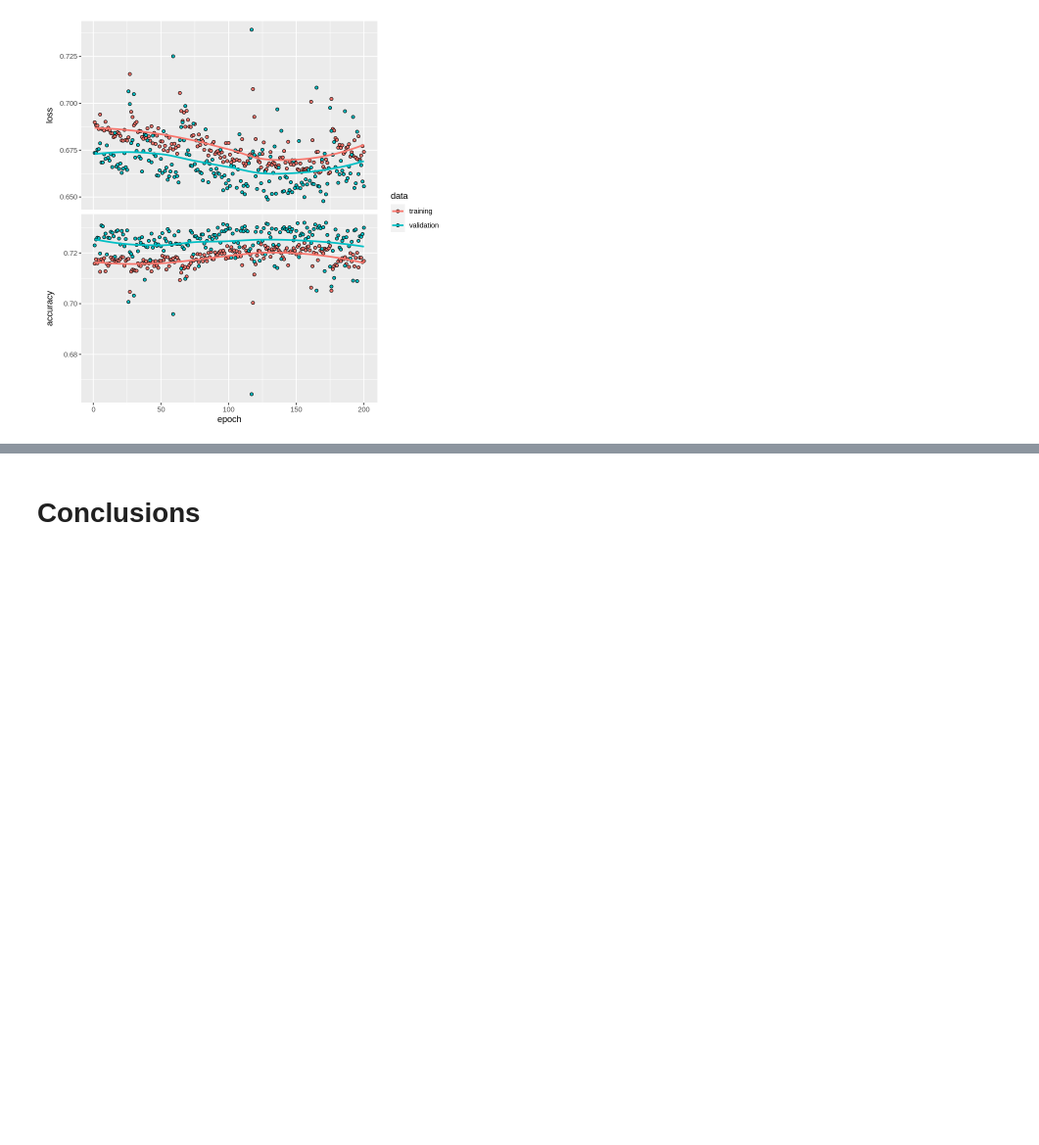
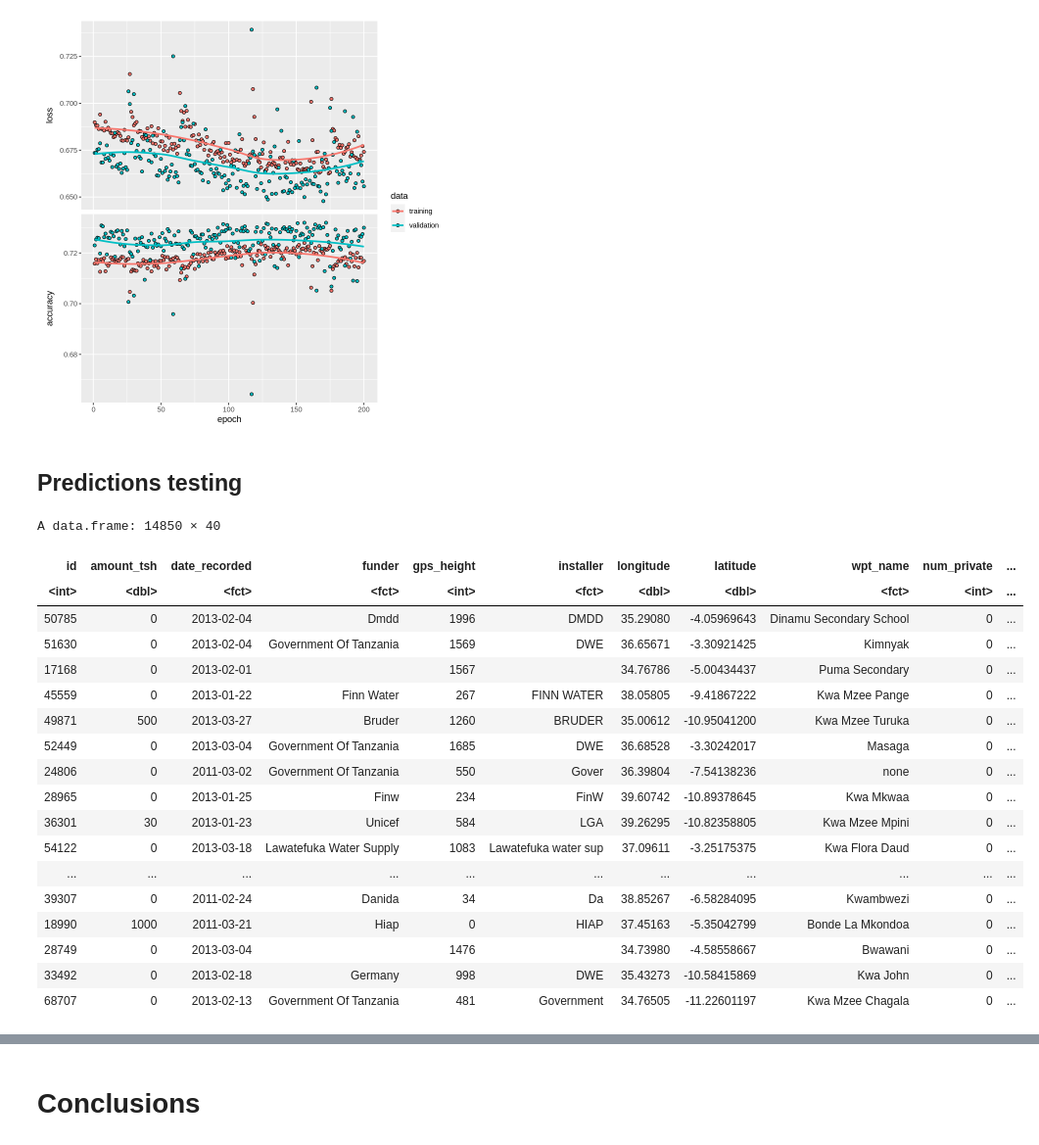
Before and after one commit to aguzga/STAT_FOUND, a Jupyter notebook: ReportTemplate.ipynb, the cells around one changed output, grey strips where cells are left out. Shown at 98% size. Drawn from its saved outputs; the diff is of its cells as text; code cells hidden in the pictures; blank space fills up the shorter version.

```diff
--- a/ReportTemplate.ipynb
+++ b/ReportTemplate.ipynb
@@ -1412,3 +1301,27 @@ plot(history)
 # %% [output]
 `geom_smooth()` using formula 'y ~ x'
 [figure]
+# %% [markdown]
+## Predictions testing
+# %%
+testing_df = read.csv("test_data.csv", stringsAsFactors=T, header = TRUE, strip.white = TRUE, sep = ",")
+# %% [output]
+A data.frame: 14850 × 40
+| id | amount_tsh | date_recorded | funder | gps_height | installer | longitude | latitude | wpt_name | num_private | ... |
+| <int> | <dbl> | <fct> | <fct> | <int> | <fct> | <dbl> | <dbl> | <fct> | <int> | ... |
+| 50785 | 0 | 2013-02-04 | Dmdd | 1996 | DMDD | 35.29080 | -4.05969643 | Dinamu Secondary School | 0 | ... |
+| 51630 | 0 | 2013-02-04 | Government Of Tanzania | 1569 | DWE | 36.65671 | -3.30921425 | Kimnyak | 0 | ... |
+| 17168 | 0 | 2013-02-01 |  | 1567 |  | 34.76786 | -5.00434437 | Puma Secondary | 0 | ... |
+| 45559 | 0 | 2013-01-22 | Finn Water | 267 | FINN WATER | 38.05805 | -9.41867222 | Kwa Mzee Pange | 0 | ... |
+| 49871 | 500 | 2013-03-27 | Bruder | 1260 | BRUDER | 35.00612 | -10.95041200 | Kwa Mzee Turuka | 0 | ... |
+| 52449 | 0 | 2013-03-04 | Government Of Tanzania | 1685 | DWE | 36.68528 | -3.30242017 | Masaga | 0 | ... |
+| 24806 | 0 | 2011-03-02 | Government Of Tanzania | 550 | Gover | 36.39804 | -7.54138236 | none | 0 | ... |
+| 28965 | 0 | 2013-01-25 | Finw | 234 | FinW | 39.60742 | -10.89378645 | Kwa Mkwaa | 0 | ... |
+| 36301 | 30 | 2013-01-23 | Unicef | 584 | LGA | 39.26295 | -10.82358805 | Kwa Mzee Mpini | 0 | ... |
+| 54122 | 0 | 2013-03-18 | Lawatefuka Water Supply | 1083 | Lawatefuka water sup | 37.09611 | -3.25175375 | Kwa Flora Daud | 0 | ... |
+| ... | ... | ... | ... | ... | ... | ... | ... | ... | ... | ... |
+| 39307 | 0 | 2011-02-24 | Danida | 34 | Da | 38.85267 | -6.58284095 | Kwambwezi | 0 | ... |
+| 18990 | 1000 | 2011-03-21 | Hiap | 0 | HIAP | 37.45163 | -5.35042799 | Bonde La Mkondoa | 0 | ... |
+| 28749 | 0 | 2013-03-04 |  | 1476 |  | 34.73980 | -4.58558667 | Bwawani | 0 | ... |
+| 33492 | 0 | 2013-02-18 | Germany | 998 | DWE | 35.43273 | -10.58415869 | Kwa John | 0 | ... |
+| 68707 | 0 | 2013-02-13 | Government Of Tanzania | 481 | Government | 34.76505 | -11.22601197 | Kwa Mzee Chagala | 0 | ... |
```
Also changed, not shown: parts of 40 cells of this notebook.
